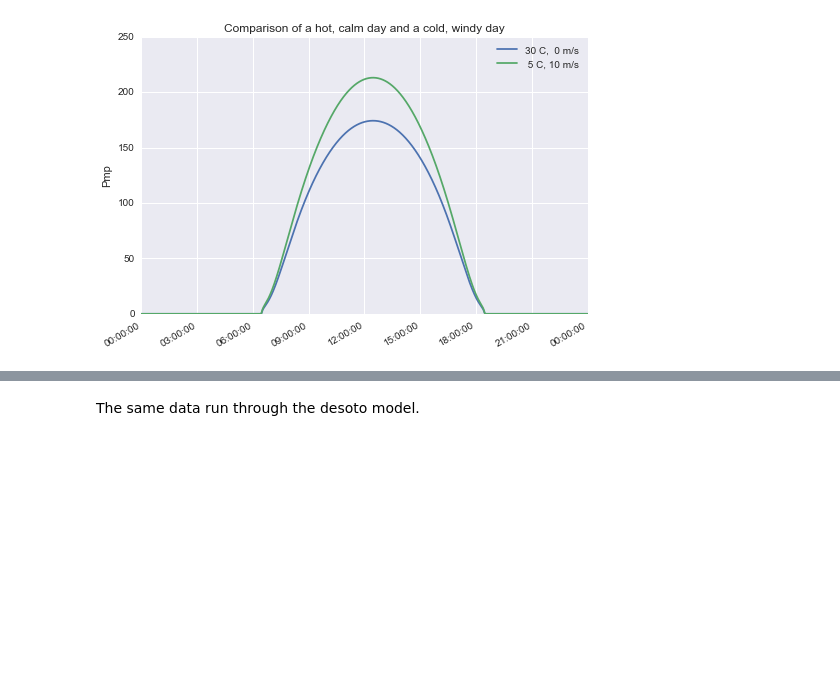
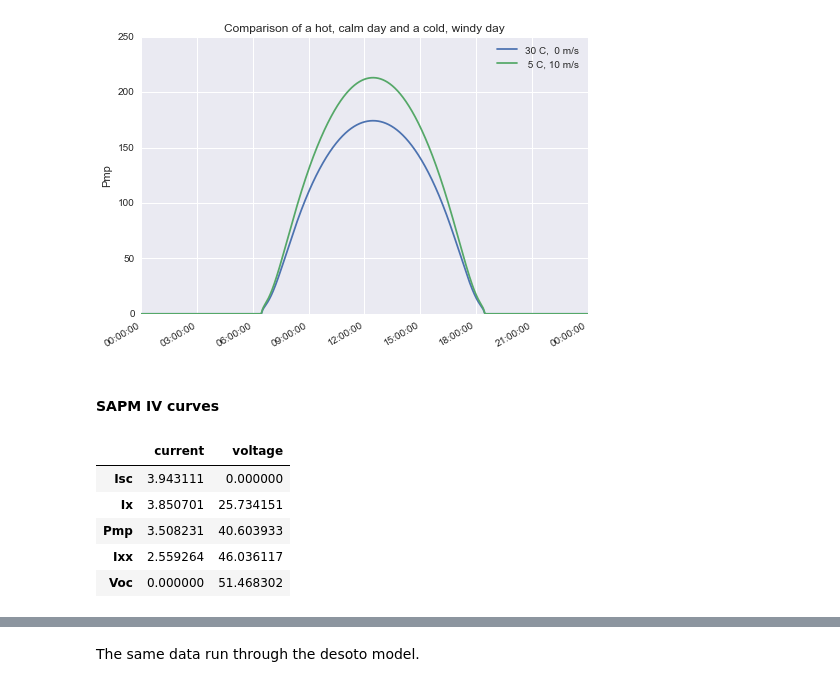
Before and after one commit to pvlib/pvlib-python, a Jupyter notebook: docs/tutorials/pvsystem.ipynb, the cells around one changed output, grey strips where cells are left out. Cells and saved outputs as stored; diff of their text form; code cells hidden in the pictures; blank space fills up the shorter version.

```diff
--- a/docs/tutorials/pvsystem.ipynb
+++ b/docs/tutorials/pvsystem.ipynb
@@ -409,3 +418,5 @@ plt.title('Comparison of a hot, calm day and a cold, windy day')
 # %% [output]
 <matplotlib.text.Text at 0x...>
 [figure]
+# %% [markdown]
+#### SAPM IV curves
@@ -411,0 +446,9 @@ plt.title('Comparison of a hot, calm day and a cold, windy day')
+# %%
+sapm_to_ivframe(sapm_1['2014-04-01 10:00:00'])
+# %% [output]
+|  | current | voltage |
+| Isc | 3.943111 | 0.000000 |
+| Ix | 3.850701 | 25.734151 |
+| Pmp | 3.508231 | 40.603933 |
+| Ixx | 2.559264 | 46.036117 |
+| Voc | 0.000000 | 51.468302 |
```
Also changed, not shown: parts of 12 cells of this notebook.
